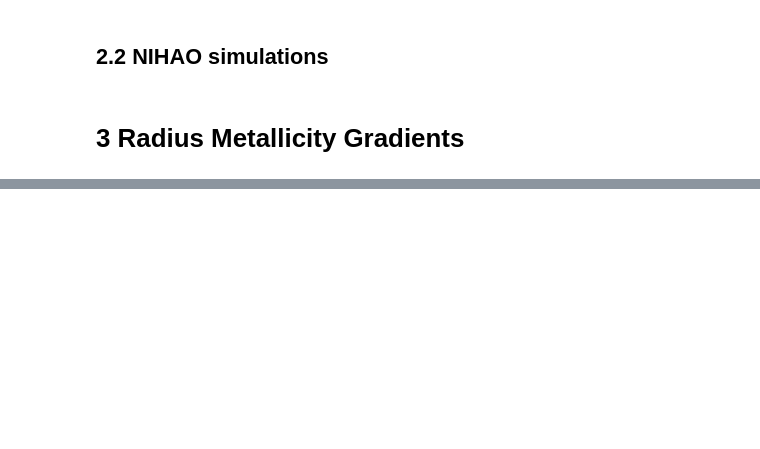
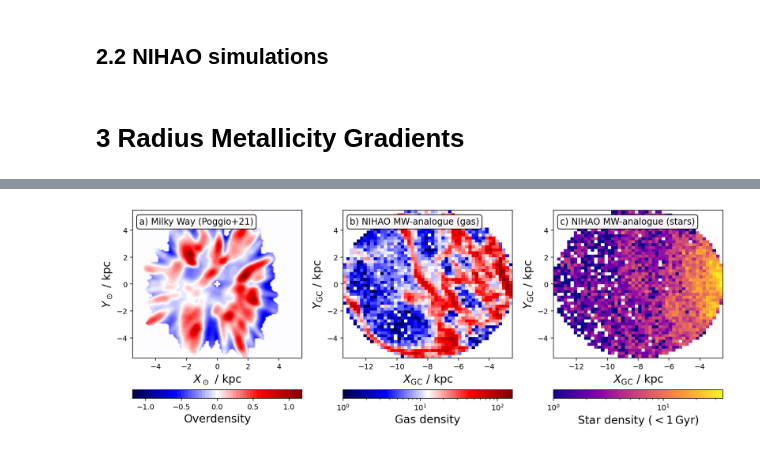
Before and after one commit to svenbuder/nihao_radial_metallicity_gradients, a Jupyter notebook: nihao_radial_metallicity_gradients.ipynb, the cells around one changed output, grey strips where cells are left out. Cells and saved outputs as stored; diff of their text form; code cells hidden in the pictures; blank space fills up the shorter version.

```diff
--- a/nihao_radial_metallicity_gradients.ipynb
+++ b/nihao_radial_metallicity_gradients.ipynb
@@ -414,0 +477,70 @@ plot_radius_metallicity_gradient()
+# %%
+f, gs = plt.subplots(1,3,figsize = (12,4.5))
+
+ax = gs[0]
+ax.text(0.04,0.95,panels[0]+' Milky Way (Poggio+21)',fontsize=12,transform=ax.transAxes,va='top',ha='left',bbox=dict(boxstyle='round', facecolor='w', alpha=0.95))
+ax.set_xlabel(r'$X_\odot~/~\mathrm{kpc}$')
+ax.set_ylabel(r'$Y_\odot~/~\mathrm{kpc}$')
+
+iniz=-1.18
+fin=1.18
+N_levels=50
+levels=np.linspace(iniz,fin,N_levels)
+cset1 = ax.contourf(xvalues, yvalues,overdens_grid.T, levels=levels, cmap='seismic',vmin=-1.18,vmax=1.18)
+cbar=plt.colorbar(mappable=cset1,ax=ax,orientation="horizontal",ticks=[-1,-0.5, 0,  0.5, 1])
+cbar.set_label('Overdensity')
+ax.set_xlim([-5.5,5.5])
+ax.set_ylim([-5.5,5.5])
+ax.plot([0,0],[0,0],marker='P',c='white',markersize=7) # Sun's position
+
+chosen_position = (-8,0)
+radius = 5.5
+age_cut = 1
+
+ax = gs[1]
+ax.text(0.04,0.95,panels[1]+' NIHAO MW-analogue (gas)',fontsize=12,transform=ax.transAxes,va='top',ha='left',bbox=dict(boxstyle='round', facecolor='w', alpha=0.95))
+ax.set_xlabel(r'$X_\mathrm{GC}~/~\mathrm{kpc}$')
+ax.set_ylabel(r'$Y_\mathrm{GC}~/~\mathrm{kpc}$')
+
+within_radius = (
+    (abs(sim_gas['x'] - chosen_position[0]) < radius) &
+    (abs(sim_gas['y'] - chosen_position[1]) < radius) &
+    (np.sqrt((sim_gas['x']-chosen_position[0])**2 + (sim_gas['y']-chosen_position[1])**2) < radius)
+)
+
+h = ax.hist2d(
+    sim_gas['x'][within_radius],
+    sim_gas['y'][within_radius],
+    bins = 50, norm = LogNorm(),
+    cmap = 'seismic', cmin = 1
+)
+plt.colorbar(h[-1], ax=ax, label='Gas density', orientation='horizontal')
+ax.set_xlim([-5.5-8,5.5-8])
+ax.set_ylim([-5.5,5.5])
+
+ax = gs[2]
+ax.text(0.04,0.95,panels[2]+' NIHAO MW-analogue (stars)',fontsize=12,transform=ax.transAxes,va='top',ha='left',bbox=dict(boxstyle='round', facecolor='w', alpha=0.95))
+ax.set_xlabel(r'$X_\mathrm{GC}~/~\mathrm{kpc}$')
+ax.set_ylabel(r'$Y_\mathrm{GC}~/~\mathrm{kpc}$')
+
+within_radius = (
+    (abs(sim_stars['x'] - chosen_position[0]) < radius) &
+    (abs(sim_stars['y'] - chosen_position[1]) < radius) &
+    (np.sqrt((sim_stars['x']-chosen_position[0])**2 + (sim_stars['y']-chosen_position[1])**2) < radius) &
+    (sim_stars['age'] < age_cut)
+)
+
+h = ax.hist2d(
+    sim_stars['x'][within_radius],
+    sim_stars['y'][within_radius],
+    bins = 50, norm = LogNorm(),
+    cmap = 'plasma', cmin = 1
+)
+plt.colorbar(h[-1], ax=ax, label='Star density ($< '+str(age_cut)+'\,\mathrm{Gyr}$)', orientation='horizontal')
+ax.set_xlim([-5.5-8,5.5-8])
+ax.set_ylim([-5.5,5.5])
+
+plt.tight_layout()
+plt.savefig('figures/overdensities_mw_vs_nihao.png',dpi=300,bbox_inches='tight')
+# %% [output]
+[figure, added]
```
Also changed, not shown: parts of 8 cells of this notebook, 6 other files.
